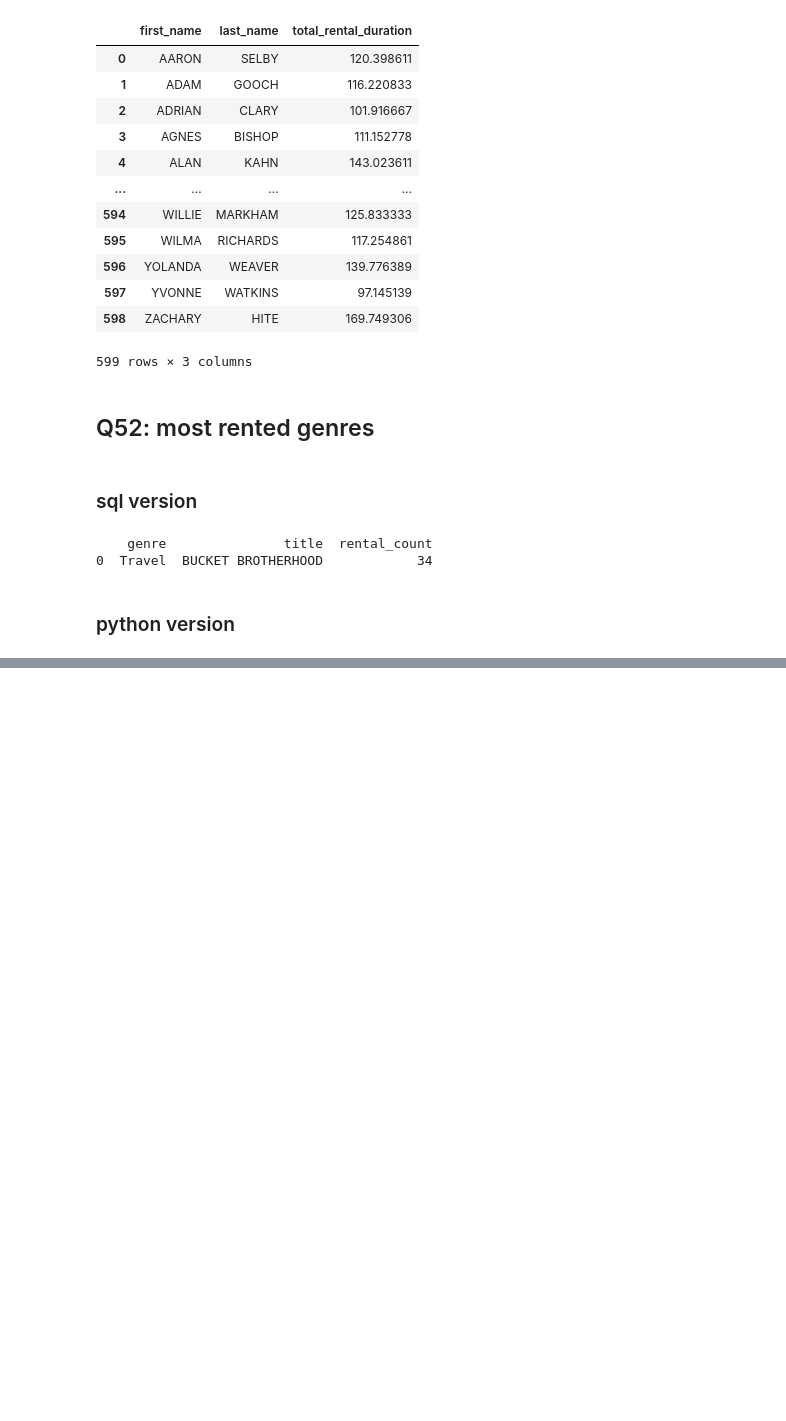
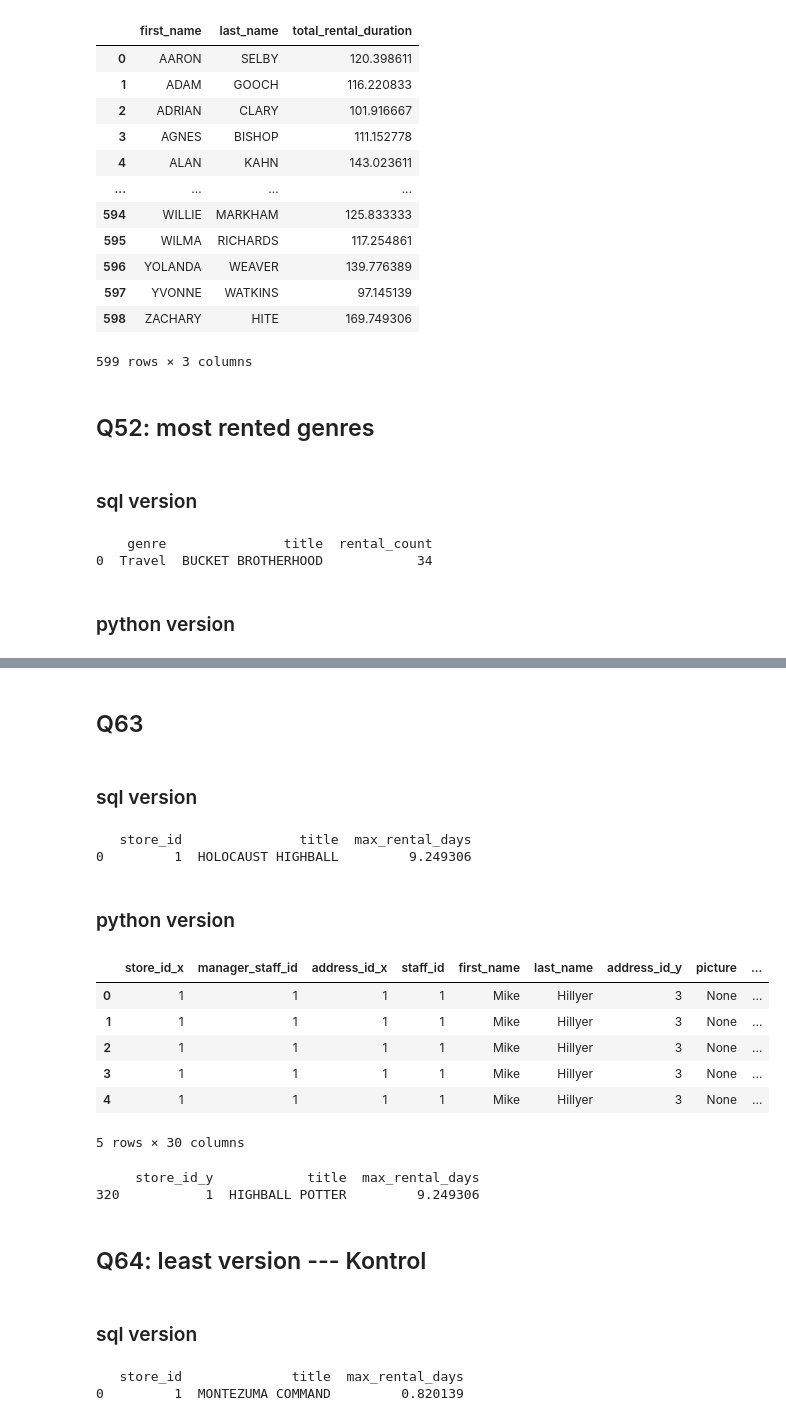
Before and after one commit to cenkerarin/lotus-practice, a Jupyter notebook: practice.ipynb, the cells around one changed output, grey strips where cells are left out. Cells and saved outputs as stored; diff of their text form; code cells hidden in the pictures; blank space fills up the shorter version.

```diff
--- a/practice.ipynb
+++ b/practice.ipynb
@@ -2911,0 +3487,79 @@ KeyError: 'category_name'
+# %% [markdown]
+## Q63
+# %% [markdown]
+### sql version
+# %%
+query = """
+SELECT store.store_id, film.title, MAX(julianday(rental.return_date) - julianday(rental.rental_date)) AS max_rental_days
+FROM store
+JOIN staff ON store.store_id = staff.store_id
+JOIN rental ON staff.staff_id = rental.staff_id
+JOIN inventory ON rental.inventory_id = inventory.inventory_id
+JOIN film ON inventory.film_id = film.film_id
+GROUP BY store.store_id, film.title
+ORDER BY max_rental_days DESC
+LIMIT 1;
+"""
+df = pd.read_sql_query(query, conn)
+print(df)
+# %% [output]
+   store_id               title  max_rental_days
+0         1  HOLOCAUST HIGHBALL         9.249306
+# %% [markdown]
+### python version
+# %%
+merged = (
+    store_df
+    .merge(staff_df , on='store_id')
+    .merge(rental_df, on='staff_id')
+    .merge(inventory_df, on='inventory_id')
+    .merge(film_df, on='film_idd')
+)
+
+merged['rental_duration'] = (
+    pd.to_datetime(merged['return_date']) - pd.to_datetime(merged['rental_date'])
+).dt.total_seconds() / (60 * 60 * 24)
+# %%
+merged.head()
+# %% [output]
+|  | store_id_x | manager_staff_id | address_id_x | staff_id | first_name | last_name | address_id_y | picture | ... |
+| 0 | 1 | 1 | 1 | 1 | Mike | Hillyer | 3 | None | ... |
+| 1 | 1 | 1 | 1 | 1 | Mike | Hillyer | 3 | None | ... |
+| 2 | 1 | 1 | 1 | 1 | Mike | Hillyer | 3 | None | ... |
+| 3 | 1 | 1 | 1 | 1 | Mike | Hillyer | 3 | None | ... |
+| 4 | 1 | 1 | 1 | 1 | Mike | Hillyer | 3 | None | ... |
+5 rows × 30 columns
+# %%
+max_rental = (
+    merged.groupby(['store_id_y', 'title'])['rental_duration']
+    .max()
+    .reset_index()
+    .rename(columns={'rental_duration': 'max_rental_days'})
+)
+
+max_rental = max_rental.sort_values('max_rental_days', ascending=False).head(1)
+print(max_rental)
+# %% [output]
+     store_id_y            title  max_rental_days
+320           1  HIGHBALL POTTER         9.249306
+# %% [markdown]
+## Q64: least version --- Kontrol
+# %% [markdown]
+### sql version
+# %%
+query = """
+SELECT store.store_id, film.title, MAX(julianday(rental.return_date) - julianday(rental.rental_date)) AS max_rental_days
+FROM store
+JOIN staff ON store.store_id = staff.store_id
+JOIN rental ON staff.staff_id = rental.staff_id
+JOIN inventory ON rental.inventory_id = inventory.inventory_id
+JOIN film ON inventory.film_id = film.film_id
+GROUP BY store.store_id, film.title
+ORDER BY max_rental_days ASC
+LIMIT 1;
+"""
+df = pd.read_sql_query(query, conn)
+print(df)
+# %% [output]
+   store_id              title  max_rental_days
+0         1  MONTEZUMA COMMAND         0.820139
```
Also changed, not shown: parts of 86 cells of this notebook.
